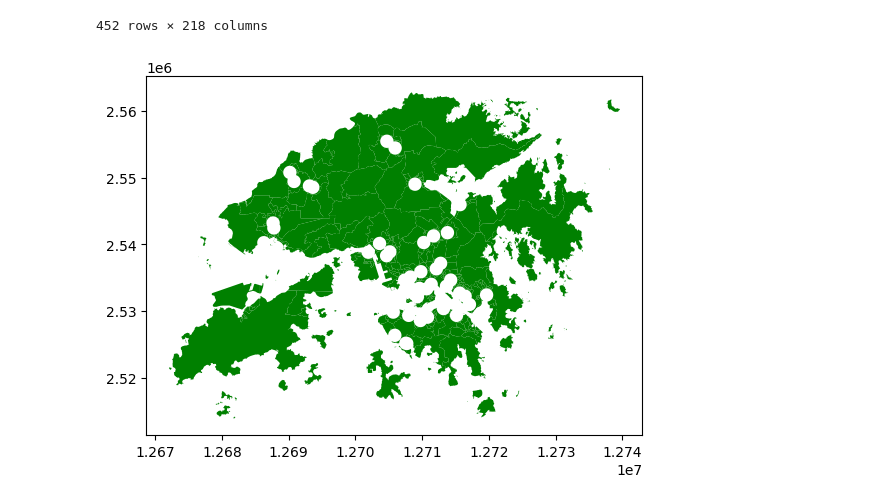
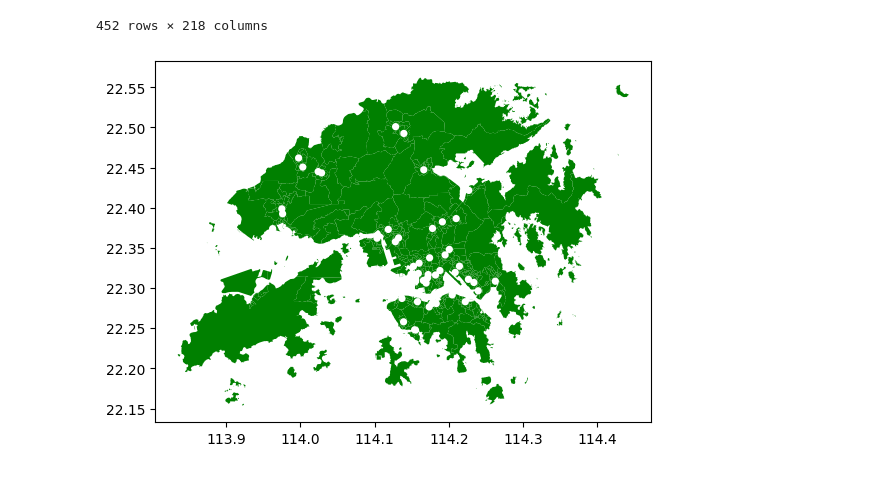
Before and after one commit to Annoying-MSDM5005/Classwork, a Jupyter notebook: classworks/cw6.2.ipynb, the cells around one changed output. Drawn from its saved outputs; the diff is of its cells as text; code cells hidden in the pictures.

```diff
--- a/classworks/cw6.2.ipynb
+++ b/classworks/cw6.2.ipynb
@@ -77,10 +77,12 @@ dcca
 452 rows × 218 columns
 # %%
 fig,ax=plt.subplots()
-yoshinoya_region = yoshinoya_df.copy().to_crs('epsg:3395')
-yoshinoya_region['geometry']= yoshinoya_region.buffer(1000)
-difference = dcca.to_crs('epsg:3395').overlay(yoshinoya_region,how='difference')
+yoshi = yoshinoya_df.to_crs(epsg=2326) # for accurate measurement
+# of length in Hong Kong
+yoshi['geometry'] = yoshi.buffer(500)
+yoshi = yoshi.to_crs(epsg=4326)
+difference = dcca.overlay(yoshi,how='difference')
 difference.plot(ax=ax,color='green')
 plt.show()
 # %% [output]
-[figure, old version]
+[figure, new version]
```
